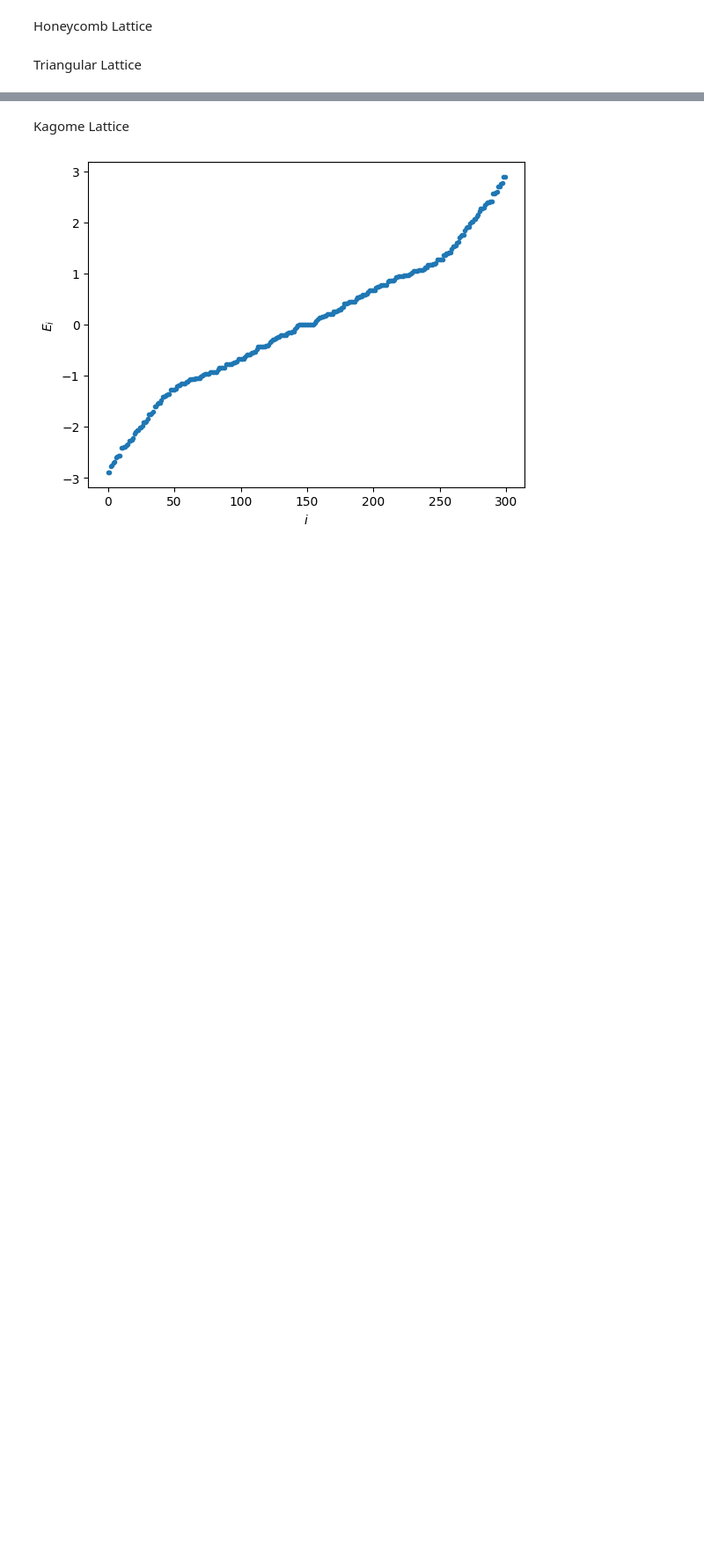
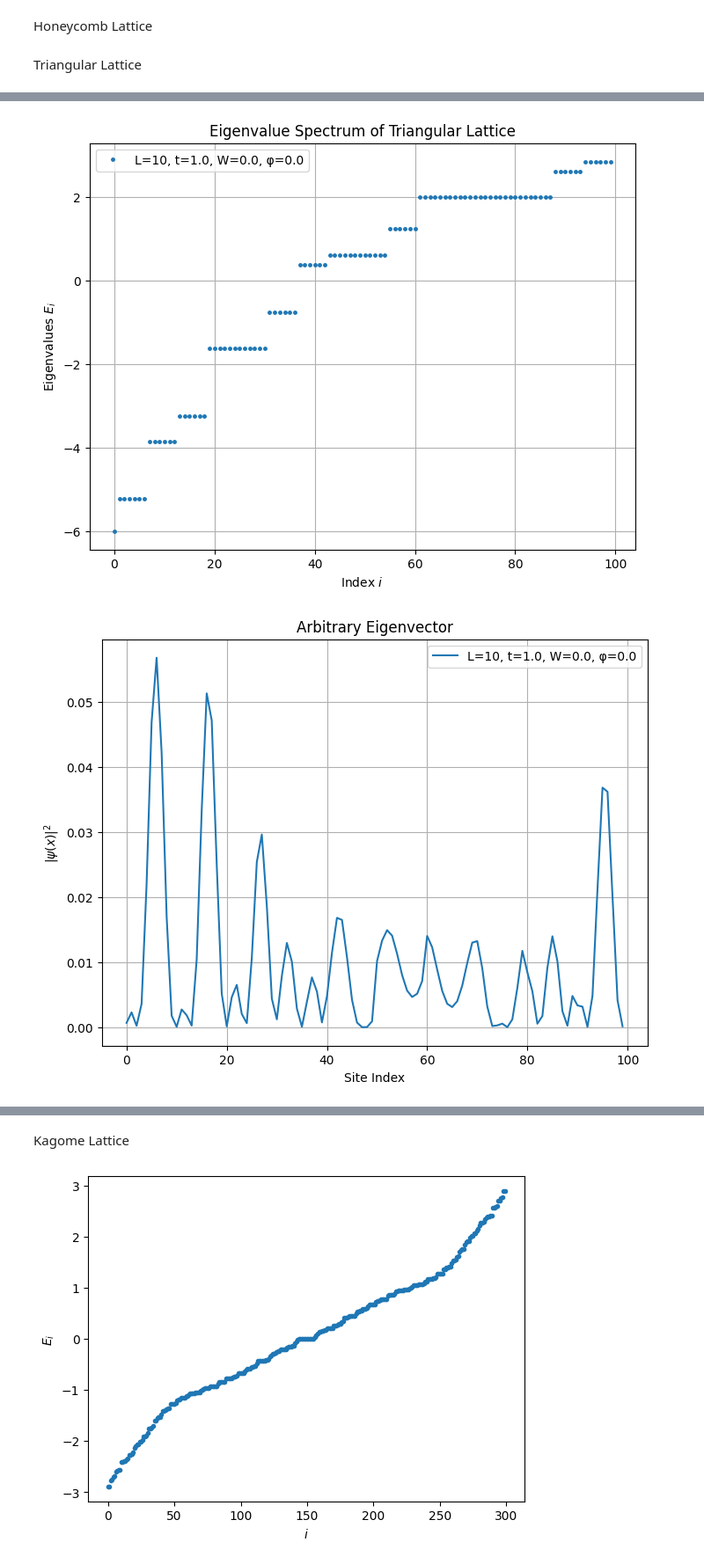
Before and after one commit to r-siddiqi/Hofstadter, a Jupyter notebook: Hoftsadter.ipynb, the cells around one changed output, grey strips where cells are left out. Shown at 88% size. Cells and saved outputs as stored; diff of their text form; code cells hidden in the pictures; blank space fills up the shorter version.

Commit message:
update triangular/kagome

```diff
--- a/Hoftsadter.ipynb
+++ b/Hoftsadter.ipynb
@@ -513,8 +409,0 @@ class Triangular_Hamiltonian:
-# %%
-# Example 1 - repeated for triangular lattice
-triangular = Triangular_Hamiltonian(length=10, t=1.0, disorder=0.0, phi=0.5)
-triangular.construct_matrix()
-triangular.plot_evals()
-triangular.plot_evec()
-triangular.plot_pr()
-triangular.plot_butterfly()
@@ -525,0 +566,21 @@ triangular.plot_butterfly()
+# %%
+# Basic eigenvalue spectrum without disorder or magnetic field
+model = Triangular_Hamiltonian(length=10, t=1.0, W=0.0, phi=0.0, q=20)
+model.construct_hamiltonian()
+model.plot_evals()
+model.plot_evec()
+model.plot_pr()
+
+# Hofstadter butterfly with no disorder
+model = Triangular_Hamiltonian(length=20, t=1.0, W=0.0, phi=0.0, q=30)
+model.construct_hamiltonian()
+model.plot_hofstadter_butterfly()
+
+# Anderson localization effects
+model = Triangular_Hamiltonian(length=10, t=1.0, W=0.5, phi=0.0, q=20)
+model.construct_hamiltonian()
+model.plot_evec()  # Shows localized eigenstates
+model.plot_pr()    # Shows localization via participation ratio
+# %% [output]
+[figure, added]
+[figure, added]
```
Also changed, not shown: parts of 4 cells of this notebook.
